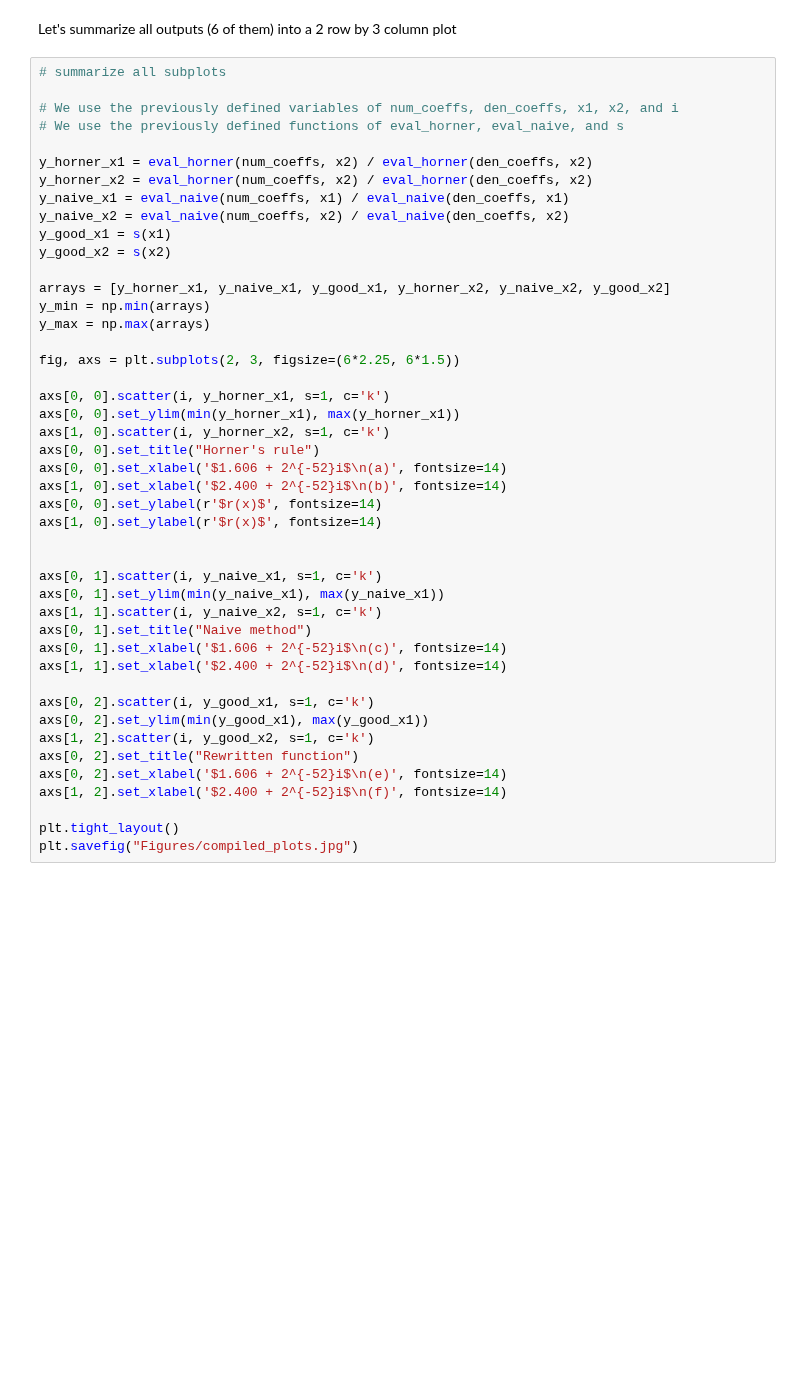
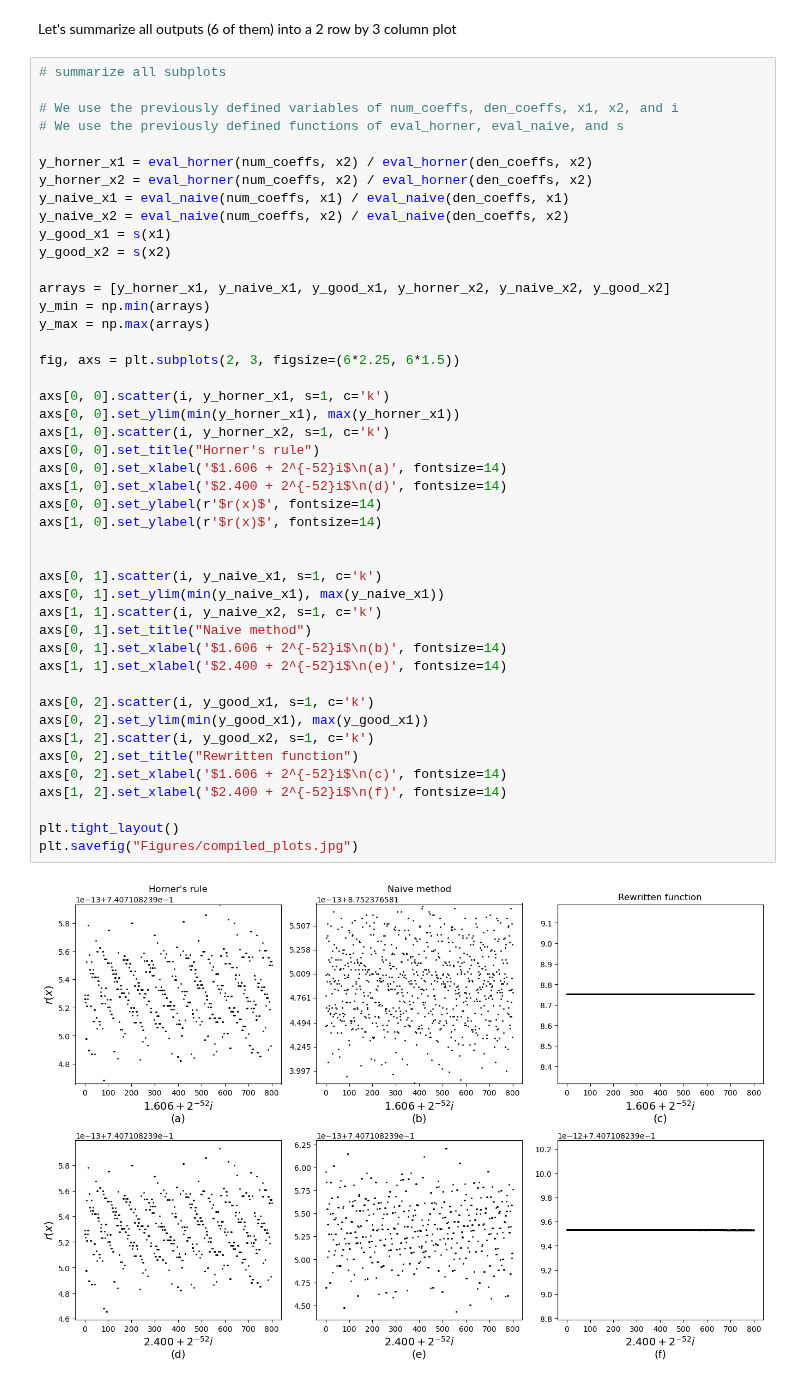
Before and after one commit to CJ4ke/AP155_TX1_1sAY2627, a Jupyter notebook: Rivera/Exercise 3/3HornersRule_RIVERA.ipynb, the cells around one changed output. Saved outputs shown, nothing was run; the diff lists cells and outputs as text; blank space fills up the shorter version.

```diff
--- a/Rivera/Exercise 3/3HornersRule_RIVERA.ipynb
+++ b/Rivera/Exercise 3/3HornersRule_RIVERA.ipynb
@@ -365,37 +379,39 @@ y_good_x1 = s(x1)
 y_good_x2 = s(x2)
 
 arrays = [y_horner_x1, y_naive_x1, y_good_x1, y_horner_x2, y_naive_x2, y_good_x2]
 y_min = np.min(arrays)
 y_max = np.max(arrays)
 
 fig, axs = plt.subplots(2, 3, figsize=(6*2.25, 6*1.5))
 
 axs[0, 0].scatter(i, y_horner_x1, s=1, c='k')
 axs[0, 0].set_ylim(min(y_horner_x1), max(y_horner_x1))
 axs[1, 0].scatter(i, y_horner_x2, s=1, c='k')
 axs[0, 0].set_title("Horner's rule")
 axs[0, 0].set_xlabel('$1.606 + 2^{-52}i$\n(a)', fontsize=14)
-axs[1, 0].set_xlabel('$2.400 + 2^{-52}i$\n(b)', fontsize=14)
+axs[1, 0].set_xlabel('$2.400 + 2^{-52}i$\n(d)', fontsize=14)
 axs[0, 0].set_ylabel(r'$r(x)$', fontsize=14)
 axs[1, 0].set_ylabel(r'$r(x)$', fontsize=14)
 
 
 axs[0, 1].scatter(i, y_naive_x1, s=1, c='k')
 axs[0, 1].set_ylim(min(y_naive_x1), max(y_naive_x1))
 axs[1, 1].scatter(i, y_naive_x2, s=1, c='k')
 axs[0, 1].set_title("Naive method")
-axs[0, 1].set_xlabel('$1.606 + 2^{-52}i$\n(c)', fontsize=14)
-axs[1, 1].set_xlabel('$2.400 + 2^{-52}i$\n(d)', fontsize=14)
+axs[0, 1].set_xlabel('$1.606 + 2^{-52}i$\n(b)', fontsize=14)
+axs[1, 1].set_xlabel('$2.400 + 2^{-52}i$\n(e)', fontsize=14)
 
 axs[0, 2].scatter(i, y_good_x1, s=1, c='k')
 axs[0, 2].set_ylim(min(y_good_x1), max(y_good_x1))
 axs[1, 2].scatter(i, y_good_x2, s=1, c='k')
 axs[0, 2].set_title("Rewritten function")
-axs[0, 2].set_xlabel('$1.606 + 2^{-52}i$\n(e)', fontsize=14)
+axs[0, 2].set_xlabel('$1.606 + 2^{-52}i$\n(c)', fontsize=14)
 axs[1, 2].set_xlabel('$2.400 + 2^{-52}i$\n(f)', fontsize=14)
 
 plt.tight_layout()
 plt.savefig("Figures/compiled_plots.jpg")
+# %% [output]
+[figure, added]
 # %% [markdown]
 #### Problem 2 code summary
 
```
Also changed, not shown: parts of 10 cells of this notebook, 5 other files.
